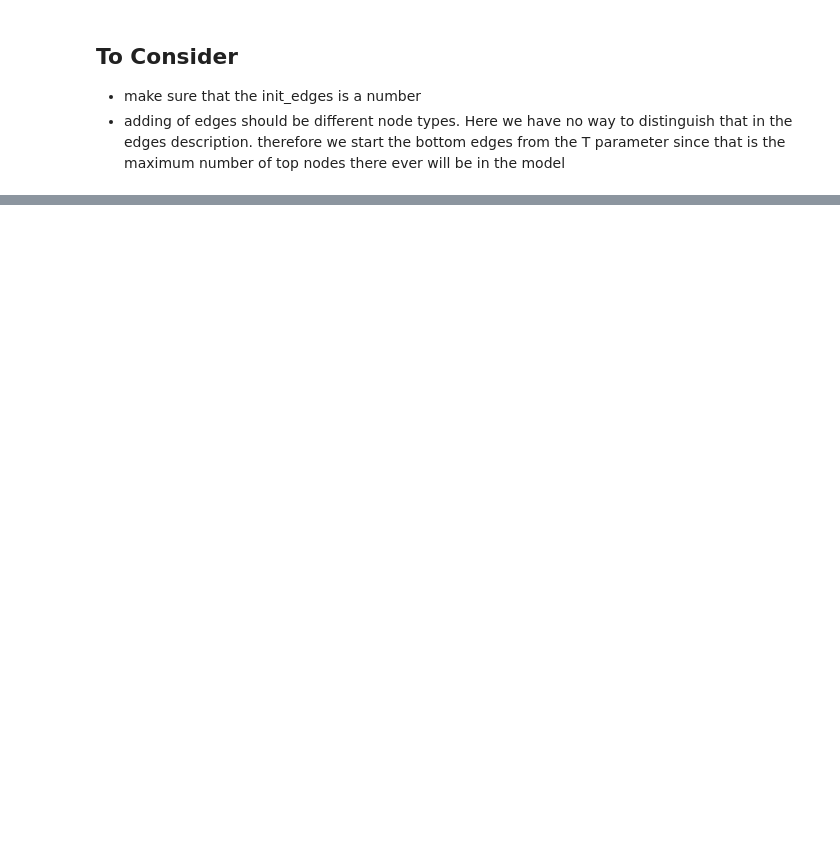
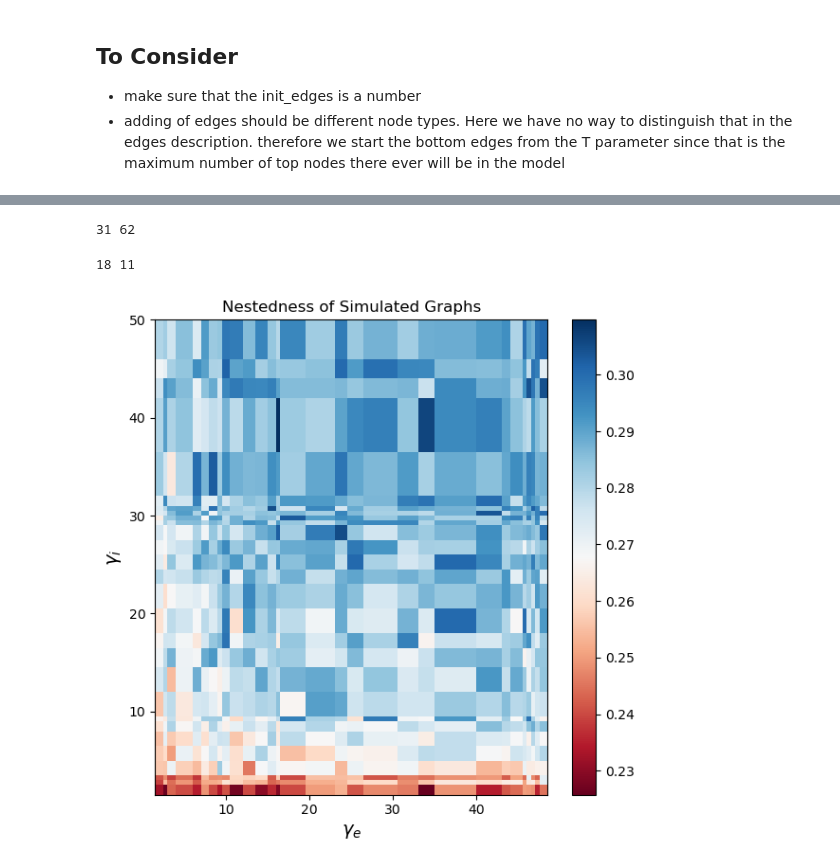
Before and after one commit to InteractionDataLab/bipartite_models, a Jupyter notebook: chakresh/Network_growth_models .ipynb, the cells around one changed output, grey strips where cells are left out. Cells and saved outputs as stored; diff of their text form; code cells hidden in the pictures; blank space fills up the shorter version.

```diff
--- a/chakresh/Network_growth_models .ipynb
+++ b/chakresh/Network_growth_models .ipynb
@@ -523,0 +159,8 @@ plt.show()
+# %%
+# k = range(1,100)
+# r,s,k0=1,2,3
+r = Symbol('r')
+s = Symbol('s')
+k0 = Symbol('k0')
+K = Symbol('K')
+k=Symbol('k')
@@ -523,0 +171,57 @@ plt.show()
+# %%
+gamma_e = np.random.random_integers(1,50,2)
+gamma_i = np.random.random_integers(1,100,2)
+
+w,m,n = 5,3,2
+
+nt = 514
+
+Z = []
+
+for i,j in tqdm(zip(gamma_e,gamma_i)):
+    print(i,j)
+    model = user_object_model(w,m,n,nt,i,j)
+    G = model.simulate()
+    B = [n for n,j in G.nodes(data=True) if j['bipartite']==1]
+    T = [n for n,j in G.nodes(data=True) if j['bipartite']==0]
+
+    BiMat = bipartite.biadjacency_matrix(G,row_order=B,column_order=T).toarray()
+
+    Z.append(get_nestedness(BiMat))
+# %% [output]
+31 62
+18 11
+# %%
+with open('simulation_nestedness_v2.json','r') as f:
+
+    N = json.load(f)
+# %%
+x = np.array(N['gamma_e'])
+y = np.array(N['gamma_i'])
+z = np.array(N['Z'])
+# %%
+x,y = np.meshgrid(x,y)
+z = z.reshape(30,30)
+# %%
+import matplotlib.pyplot as plt
+import numpy as np
+
+# x, y = np.meshgrid(np.linspace(-3, 3, 2), np.linspace(-3, 3, 2))
+# z = (1 - x*y) - np.sin(x**2 + y**2 )
+# z = z[:-1, :-1]
+
+fig, ax = plt.subplots(figsize=(6,6))
+ax.set_title('Nestedness of Simulated Graphs')
+
+plt.pcolormesh(x, y, z, cmap='RdBu', vmin = np.min(z),
+                                     vmax = np.max(z))
+plt.colorbar()
+# plt.xscale('log')
+# plt.yscale('log')
+plt.xlabel(r'$\gamma_{e}$',fontsize=14)
+plt.ylabel(r'$\gamma_{i}$',fontsize=14)
+plt.tight_layout()
+# plt.savefig('plots/simulated_nestedness.png',dpi=600)
+plt.show()
+# %% [output]
+[figure, added]
```
Also changed, not shown: parts of 23 cells of this notebook, 7 other files.
